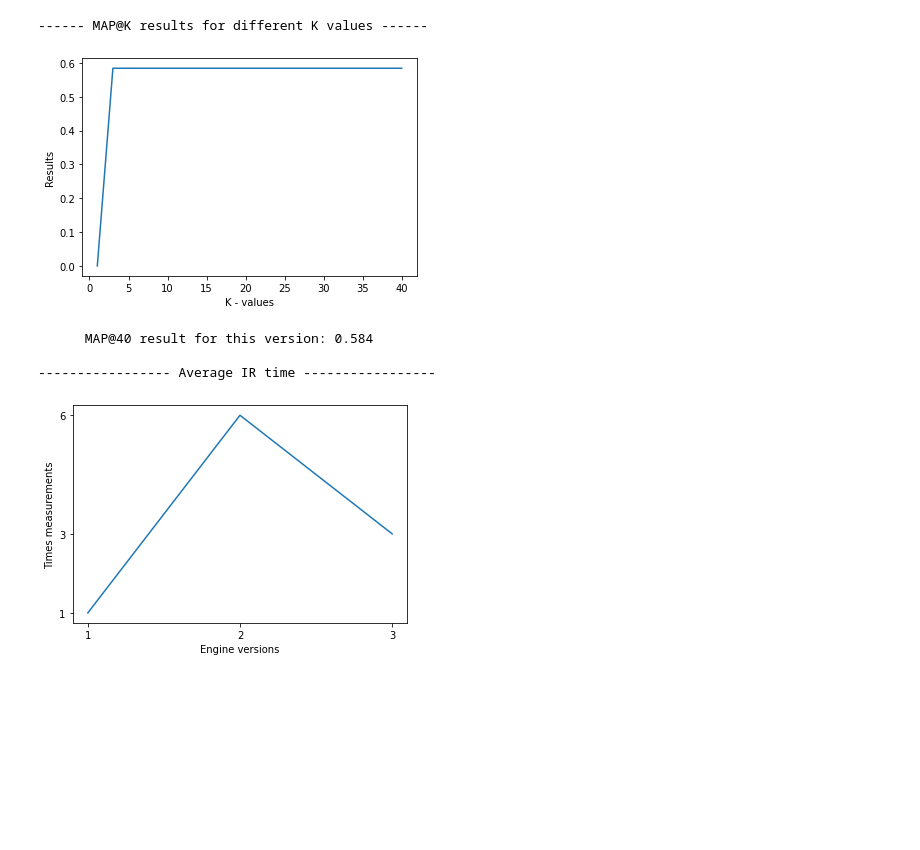
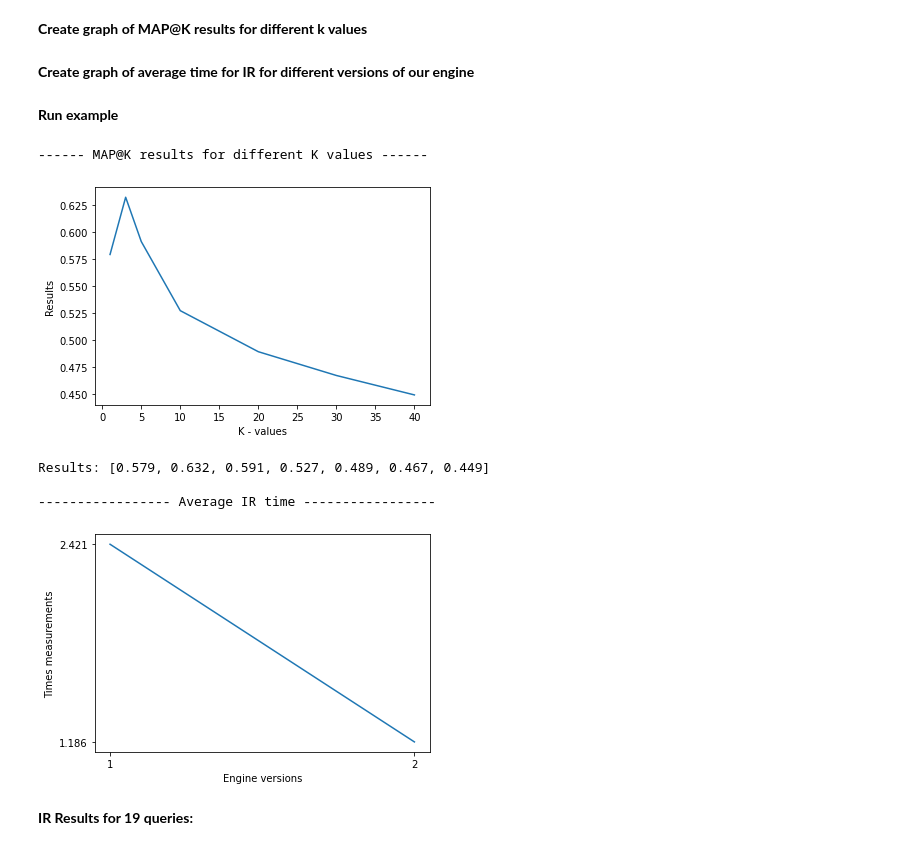
Before and after one commit to Naama133/WIKI_IR_ENGINE, a Jupyter notebook: MAP_K_calculation_&_Plot_of_engine_performance_.ipynb, the cells around one changed output. Drawn from its saved outputs; the diff is of its cells as text; code cells hidden in the pictures; blank space fills up the shorter version.

Commit message:
run tests and create graph for MAP@K

```diff
--- a/MAP_K_calculation_&_Plot_of_engine_performance_.ipynb
+++ b/MAP_K_calculation_&_Plot_of_engine_performance_.ipynb
@@ -2,0 +5,24 @@
+# %%
+#@title
+#test queries for engine improvments (19 queries)
+queries = {"python": [23862, 23329, 53672527, 21356332, 4920126, 5250192, 819149, 46448252, 83036, 88595, 18942, 696712, 2032271, 1984246, 5204237, 645111, 18384111, 3673376, 25061839, 271890, 226402, 2380213, 1179348, 15586616, 50278739, 19701, 3596573, 4225907, 19160, 1235986, 6908561, 3594951, 18805500, 5087621, 25049240, 2432299, 381782, 9603954, 390263, 317752, 38007831, 2564605, 13370873, 2403126, 17402165, 23678545, 7837468, 23954341, 11505904, 196698, 34292335, 52042, 2247376, 15858, 11322015, 13062829, 38833779, 7800160, 24193668, 440018, 54351136, 28887886, 19620, 23045823, 43003632, 746577, 1211612, 8305253, 14985517, 30796675, 51800, 964717, 6146589, 13024, 11583987, 57294217, 27471338, 5479462],
+ "data science": [35458904, 2720954, 54415758, 233488, 12487489, 48364486, 487132, 416589, 27051151, 66414222, 18985040, 4141563, 376707, 67092078, 61624594, 59591015, 49681, 55052729, 31663650, 35757264, 63995662, 3461736, 56499662, 43003632, 26685, 10147369, 24932989, 66982525, 5323, 46207323, 8495, 31915311, 51552534, 64057049, 45443335, 37849704, 42149032, 63198823, 38833779, 26880450, 39171985, 5213, 44133735, 28486111, 48972018, 23943140, 17740009, 49954680, 28326718, 63016369, 56023027, 58731, 55207134, 62798611, 65732625, 58255666, 68181697, 47892671, 1309220, 65499427, 58255600, 47638279, 46626475, 46374359, 53343108, 173332, 7671, 18745015, 50565707, 57143357, 45112545, 63148404, 50533783, 51112472, 49281083, 51505979, 1181008, 56731447, 59116880, 51578025, 21462612, 1765779, 39675445, 42253],
+ "migraine": [21035, 36984150, 2702930, 25045060, 24224679, 2555865, 36579642, 310429, 22352499, 11495285, 22294424, 234876, 40748148, 69893, 61962436, 62871079, 843361, 7362700, 16982268, 15712244, 5690287, 7362738, 600236, 12410589, 26584776, 3332410, 20038918, 739855, 1015919, 14201682, 24361010, 53035710, 22901459, 57672434, 4206029, 738384, 36579839, 188521, 15325435, 3602651, 40428462, 322197, 19592340, 3868233, 2385806, 2933438, 23174077, 14001660, 2425344, 288328, 21381229, 26585811, 12652799, 322210, 51078678, 621531, 685130, 11193835, 21197980, 21078348, 3108484, 692988, 31556991, 18741438, 3053003, 50977642, 55115883, 17208913, 64269900, 54077917, 36666029, 50083054, 28245491, 5692662, 18353587, 1994895, 21364162, 20208066, 38574433, 910244, 6154091, 67754025, 2132969, 61386909, 18600765, 579516],
+ "chocolate": [7089, 6693851, 6672660, 23159504, 49770662, 167891, 2399742, 100710, 76723, 5290678, 54229, 3881415, 3720007, 32652613, 1471058, 5239060, 1421165, 1730071, 1277918, 7419133, 17720623, 1765026, 19079925, 1979873, 497794, 57947, 15007729, 85655, 4250574, 2386481, 228541, 55225594, 318873, 22631033, 27767967, 7061714, 8175846, 3881265, 3046256, 606737, 845137, 16161419, 3098266, 54573, 11323402, 936243, 39280615, 13687674, 47155656, 7151675, 43627595, 26879832, 43098662, 2333593, 349448, 2052211, 4432842, 56412300, 1411016, 2152015, 3502051, 33372192, 61422444, 2385217, 1217747, 24315397, 7082459, 856246, 6050655, 27162455, 52140446, 37243595, 36961531, 245067, 1148978, 1770825, 976322, 10300434, 7249348, 14945749, 62851606, 637004, 16224368, 18509922],
+ "how to make pasta": [25659792, 50404581, 29178, 3080697, 90267, 2568868, 3450096, 49647732, 462173, 43911472, 20229, 40478583, 56643734, 21257512, 2387344, 59405867, 1330188, 12638661, 501757, 446865, 4468939, 25215235, 456363, 95411, 30916, 53487581, 30876926, 301932, 47764842, 426522, 579040, 54155622, 60535326, 23852947, 4275382, 67279077, 16591942, 334546, 602599, 3735620, 10296674, 858120, 30876121, 443480, 1038309, 50653758, 2258995, 34121672, 5382150, 884056, 3141956, 349722, 6745, 3511512, 35211682, 611752, 66963891, 43977806, 36742560, 2899729, 5413930, 61742595, 6972293, 14926, 42674415, 193957, 1950442, 3396753, 2269888, 40055348, 63609800, 1343426, 26078050, 44808, 42444204, 35034191, 9303405, 4627535, 59407816, 28732, 1187122, 6984468, 3328852, 56313776, 43853813, 3533082, 1032674, 39797382, 8892877],
+ "Does pasta have preservatives?": [50404581, 301932, 30876121, 12727781, 37018026, 382599, 56232, 1032674, 202437, 9759063, 2047222, 11309920, 15015154, 46482, 406363, 39813131, 9785087, 47840259, 230716, 2240648, 49380722, 62153, 64083, 5355, 1330224, 17345999, 36969, 50577743, 31919750, 1197035, 2175, 15003673, 54145741, 42801, 458008, 47150650, 67922, 39390739, 901091, 28771786, 6984468, 416752, 382619, 198153, 49065540, 496821, 3112548, 15434651, 237489, 47862672, 915309, 708662, 21699434, 550448, 22893145, 17055183, 32863238, 13824676, 1300923, 746225, 33065713, 47770304, 32593, 11002, 20156275, 22735258, 31156754, 32587, 2077960, 344611, 5652480, 31425310, 991758, 40956516, 594987, 1093416, 26473291, 877461, 340356, 13679, 1558639, 11832915, 926863, 14953848, 42155809, 54923, 276975, 66554, 5775715, 3133549, 1104286, 26951370, 3240723, 6523448, 3902658],
+ "how google works": [44674524, 1092923, 12431, 224584, 43419164, 9874319, 4338696, 3190097, 9651444, 33321947, 26334893, 1497849, 47489893, 32639051, 2030607, 60903, 19133401, 42411494, 47799755, 4028754, 42960975, 24386465, 5339378, 1494648, 14181749, 58582001, 10062721, 33039125, 286747, 48736239, 33367993, 50575063, 55633178, 29403992, 34113322, 3660182, 25173473, 62438513, 60904, 3235536, 40867519, 5376827, 44424763, 58708106, 64302888, 187946, 29156200, 46426771, 35847782, 5376796, 25295524, 33768164, 46551547, 773423, 5376868, 49931371, 59539691, 22411575, 35326347, 46493906, 11451897, 10619416, 36891093, 40116717, 23533163, 879962, 502593, 3371574, 43194901, 41815118, 35673556, 6575642, 43997189, 5913182, 2126501, 52840911, 1566175, 42951365, 42694174, 22992426, 466299, 736238, 7301470, 1431181, 48653985, 51328172, 12003767],
+ "what is information retrieval": [15271, 494530, 442684, 19988623, 731640, 24997830, 10179411, 16635934, 33407925, 11486091, 50716473, 35804330, 18550455, 21106742, 4694434, 26591446, 296950, 24963841, 346470, 509628, 261193, 28688670, 10218640, 1897206, 39000674, 17785794, 38156944, 9586885, 743971, 1185840, 7872152, 10328235, 36794719, 509624, 5818361, 25935906, 22254915, 4881262, 39585214, 30882491, 57312392, 3781784, 25959000, 14109784, 10818378, 25957127, 9511414, 6422823, 20289869, 15101979, 48317971, 14343887, 762092, 4840292, 25130414, 7602386, 37131566, 6118940, 56598843, 11184711, 1315248, 12101316, 22809006, 29979321, 149354, 32817039, 25271852, 20948989, 36749242, 26143506, 19542049, 360030, 20632884, 24963451, 30874683, 11647367, 383162, 13200719, 1981660, 53123104, 10715937, 24019253, 25050663, 27511028, 1514191],
+ "NBA": [22093, 16795291, 65166616, 65785063, 835946, 890793, 3921, 450389, 20455, 987153, 240940, 246185, 9000355, 5608488, 3280233, 3505049, 5958023, 72852, 8806795, 1811390, 2423824, 516570, 15392541, 72893, 412214, 278018, 12106552, 42846434, 12754503, 9807715, 4108839, 33328593, 64063961, 7215125, 1811320, 1111137, 5035602, 60483582, 9397801, 255645, 16899, 43376, 72855, 65785040, 72866, 6215230, 4987149, 72878, 16160954, 243389, 64639133, 38958735, 72858, 27196905, 38153033, 1385825, 9733533, 49926096, 4875689, 4750398, 28754077, 43569250, 22092, 72889, 59798759, 49778089, 346029, 8588996, 1956255, 52454088, 25390847, 31667631, 878666, 48695845, 72857, 459304, 27837030, 17107550, 72861, 54859596, 9195892, 6560301, 72875, 72883, 240989, 3196517, 24612090],
+ "yoga": [34258, 59580357, 315141, 47035547, 626718, 32016617, 59516988, 61583621, 38424, 196789, 734272, 60851303, 988753, 92222, 419015, 60992198, 621809, 83742, 3127300, 23834216, 1381751, 744158, 18911094, 1817874, 59052395, 43562594, 31793047, 6154795, 17452177, 62342792, 13936750, 60805249, 60823333, 59899027, 46719542, 7702313, 60310807, 44270128, 68489731, 60500106, 1652601, 359983, 60300514, 45482242, 34756533, 58520592, 43611227, 47586513, 1775374, 6933106, 13412771, 62549131, 49278248, 62557135, 4523354, 60468426, 666420, 1017009, 35795560, 34843274, 60199413, 16488467, 29828807, 585681, 41757168, 66018807, 61285582, 1226448, 28848113, 11487904, 4242777, 1661867, 10671559, 44035836, 6931929, 60705564, 61690747, 7343803, 9042644, 36991237, 3965223, 63090179, 632990, 1041815, 53087254, 418999, 1632919],
+ "how to not kill plants": [952429, 53916, 4189740, 5132315, 5818788, 35270055, 246674, 28271176, 18952739, 13323241, 1257003, 39562449, 11286, 1440567, 294295, 718110, 5806056, 3587235, 515758, 70129, 11984, 25228985, 1572831, 28125449, 1101651, 8220315, 149463, 63883178, 43937, 432174, 55775421, 2413296, 54019, 1878531, 57559, 1822951, 44568, 10104316, 16671094, 59988, 2068329, 12174150, 18952424, 48340, 83024, 99951, 4390795, 4954263, 3012923, 43344741, 61932070, 1480987, 2520434, 15880608, 7852272, 33084611, 27377596, 57866, 22438472, 8150951, 1265113, 19828134, 76046, 37774, 9270823, 1421709, 2051423, 7173874, 59400, 3606300, 8846, 38980932, 427577, 589513, 147484, 3883838, 29565262, 1527015, 533214, 10669865, 32591, 992052, 4975851, 44629591, 162296, 3513027, 11921706, 9041235, 1068768, 5498413, 591668, 42586177, 1185479, 514894, 3419, 14174833, 71265, 7218230],
+ "masks": [63631542, 821829, 633458, 63567907, 14208718, 7912947, 159546, 67759831, 7439323, 64192678, 40909056, 5322079, 63164437, 31728348, 12772, 1402997, 1156703, 1840653, 568164, 1814699, 2945076, 2565663, 442333, 33567480, 468313, 19718702, 987724, 903187, 1485962, 5003908, 4201044, 28086000, 28844729, 1265651, 4659608, 64966775, 55960921, 8970797, 4301719, 35892659, 2248622, 6939163, 48561519, 261396, 34298473, 12263290, 44258772, 25219375, 149426, 6558203, 46567337, 46784964, 6458321, 46576311, 18823362, 48315099, 56440599, 57159776, 74910, 67891964, 1702593, 560306, 1015304, 705756, 7479199, 57772096, 58946599, 1210300, 15716827, 34336876, 9040490, 439102, 264104, 11061915, 39774839, 34735506, 42174581, 66859257, 3293969, 16315, 23166476, 42812440, 66935753, 51990351, 36619752, 59863622, 38404, 64027932],
+ "black friday": [366477, 21000624, 3252816, 29437250, 2399020, 2675881, 360797, 184979, 20775117, 3233153, 31185151, 67528700, 31265743, 31526583, 157649, 60421513, 58847654, 360789, 5089316, 37168, 29772915, 29448480, 63351334, 3136619, 8076709, 41047099, 48658625, 50394170, 2621344, 25496814, 2997690, 41956157, 8817935, 19283335, 3738164, 60383204, 29449433, 20302560, 664951, 580517, 21434255, 8304348, 21611071, 55449550, 27555169, 28153175, 39614564, 314544, 31102405, 1428872, 19952476, 59540110, 40704884, 193714, 8948452, 49891754, 24008586, 32047012, 1104969, 54632, 31323977, 28253219, 33538385, 177671, 3286723, 16368206, 25351191, 5549127, 184959, 52708523, 728321, 31186864, 57685061, 240148, 22067678, 20827796, 4681, 41958461],
+ "why do men have nipples": [150389, 412643, 48475515, 2775579, 4489, 997303, 250247, 311440, 42669424, 1080173, 2295417, 1243208, 1045845, 1890951, 4668823, 1027896, 7364325, 6613094, 8001012, 45079706, 580715, 5866454, 6383976, 18611260, 28643, 2581217, 5686025, 49998617, 63011479, 54736719, 20913864, 52146943, 34900078, 756765, 344269, 254067, 10916, 1764686, 25211041, 28456222, 35334391, 3845894, 34354998, 403653, 46745914, 11415141, 2252455, 283858, 65217527, 3223727, 42549636, 22546, 581077, 7971671, 21496150, 1104090, 21496038, 12082283, 24385806, 575890, 7105280, 54863336, 36164, 1752731, 3611109, 106121, 50364362, 3039817, 38041, 2968175, 70547, 13502823, 36881878, 702635, 18838, 15179951, 286455, 7139331, 218406, 1130867, 21490868, 1025265, 498971, 12915125, 4819795, 49458922, 23446323, 1244458],
+ "rubber duck": [599738, 21905962, 39322520, 2608233, 12234103, 6264793, 6497307, 39303262, 54655786, 3378227, 64516, 41300601, 27898480, 672302, 1793236, 1765938, 1179787, 22503790, 43399069, 6263016, 31468446, 23030371, 1540241, 38904159, 11882165, 43707, 54406331, 3275717, 3781845, 57228339, 312903, 16308445, 8277225, 864249, 3115732, 15190087, 2541491, 1923274, 37400147, 47987665, 978408, 36835927, 2589070, 559356, 19696772, 17069844, 13315204, 34829413, 23454546, 2045055, 311935, 37674, 582735, 52077192, 4463369, 11760348],
+ "michelin": [2036409, 79732, 35052231, 644781, 50991931, 51729995, 56721897, 60583278, 4512778, 53866975, 31728660, 636344, 48286897, 2550824, 66591573, 1360573, 52882803, 1761526, 56758995, 52971602, 2575380, 59519477, 1343949, 53748793, 66029904, 17284321, 62380392, 8250222, 1044117, 37032671, 51478870, 11216001, 2947322, 60085976, 1291991, 9483388, 11231759, 22513329, 5046302, 35927164, 43610835, 2074655, 52076814, 66846904, 58067594, 3997367, 9547083, 16348889, 16184595, 44972706, 37026554, 36753304, 65601792, 66605355, 34964813, 10873990, 13235623, 46302846, 37297021, 3463398, 32739936, 2337323],
+ "what to watch": [55840499, 40475635, 48308444, 65766671, 175537, 7235116, 164376, 42262371, 60883, 53066659, 989858, 302808, 37331423, 18948312, 4552880, 13612929, 55864774, 35729649, 1350109, 52766120, 147143, 55411770, 6920292, 38539, 29831, 23776, 20840, 50276487, 3470969, 59480957, 617668, 33279717, 63704575, 65693607, 57944031, 27306717, 1732642, 32255505, 37061023, 43379979, 19508643, 58150649, 2381862, 21899417, 40438099, 40030145, 6405787, 504230, 925736, 60446377, 37669357, 44146329, 54647064, 66938917, 64704775, 169672, 40867822, 5230872, 66259016, 67736156, 13690215, 342398, 57579192, 394697, 33757091, 55825336, 1068736, 2009711, 47778072, 41451023, 35306910, 31607, 56789255, 18383702, 1492414, 37901793, 2650227, 7152087, 60587209, 818234, 66814247, 59800766, 2387993, 66255918, 63241742, 4765530, 27375211, 21863425, 618856],
+ "best marvel movie": [57069491, 65967176, 42163310, 878659, 27306717, 41677925, 1074657, 44240443, 17296107, 60952488, 43603241, 22114132, 46208997, 36450985, 41974555, 56289672, 60616450, 59502488, 33038861, 61699239, 61651800, 39368416, 29129051, 55935213, 54537218, 62372638, 60774345, 63090183, 37497391, 51430647, 67229718, 9110929, 61329320, 44254295, 41974496, 200563, 58481694, 48530084, 56289572, 22144990, 612052, 59162931, 55511148, 55511147, 61073786, 59892, 36484005, 36484254, 66423851, 62482816, 1275470, 5676692, 7927053, 60754840, 26999426, 60744481, 56289553, 60463979, 701741, 60283633, 1129847, 36439749, 4451883, 55511155, 22144721, 45359871, 723126, 43655965, 57275457, 12673434, 43867095, 26763420, 39293265, 15003874, 41668588, 61592102, 67063919, 11891433, 64057670, 61513780, 39345917, 67063906, 1221476, 41008758, 60587000, 7729, 2152196, 5027882, 509738, 403585, 26866372, 1339248, 3473503, 4148655],
+ "how tall is the eiffel tower": [9232, 31655286, 4465969, 50230910, 35392555, 17664319, 548182, 148869, 34080, 64487, 12232, 38253534, 1278990, 705310, 1849140, 37882040, 305175, 41731654, 5486819, 38345627, 222491, 48534532, 61371, 5065635, 1273047, 881491, 40797848, 6788, 10000, 595149, 43617005, 64437720, 580320, 24001, 5052869, 5028853, 6112, 43825684, 22910214, 13338662, 16990777, 39902695, 7424280, 2040288, 3945278, 167585, 1632912, 13065408, 59917348, 27218900, 1884312, 4539416, 71899, 38342244, 308868, 12629761, 61402898, 19931851, 66273148, 384286, 5763069, 19437928, 8166922, 4649105, 1525546, 26775738, 671331, 2730731]}
+# %%
+true_list = list(queries.values())
@@ -68,3 +89,5 @@ def MAP_at_K(true_list,predicted_list,k=40):
+# %% [markdown]
+**Create graph of MAP@K results for different k values**
 # %%
 import matplotlib.pyplot as plt
 
@@ -87,6 +110,8 @@ def plot_MAP_at_K_with_differnt_k_values(true_relevancy,predicted_relevancy,k_va
     plt.ylabel('Results')
     plt.show()
     return values
+# %% [markdown]
+**Create graph of average time for IR for different versions of our engine**
 # %%
 def plot__IR_time_per_version(times_measurements):
     plt.plot([i for i in range(1,len(times_measurements)+1)], times_measurements)
@@ -95,23 +120,27 @@ def plot__IR_time_per_version(times_measurements):
     plt.xlabel('Engine versions')
     plt.ylabel('Times measurements')
     plt.show()
+# %% [markdown]
+**Run example**
 # %%
 k_values = [1,3,5,10,20,30,40]
 print("")
 print("------ MAP@K results for different K values ------")
 print("")
-results = plot_MAP_at_K_with_differnt_k_values([[1,2,3]],[[4,2,3]],k_values=k_values)
+results = plot_MAP_at_K_with_differnt_k_values(true_list,res_title,k_values=k_values)
 print("")
-print("      MAP@40 result for this version: " + str(results[-1]))
+print("Results: " + str(results))
 print("")
 print("----------------- Average IR time -----------------")
 print("")
-plot__IR_time_per_version([1,6,3])
+plot__IR_time_per_version([2.420531762273688,1.1864715249914872])
 print("")
 # %% [output]
 ------ MAP@K results for different K values ------
-[figure, old version]
+[figure, new version]
-      MAP@40 result for this version: 0.584
+Results: [0.579, 0.632, 0.591, 0.527, 0.489, 0.467, 0.449]
 
 ----------------- Average IR time -----------------
-[figure, old version]
+[figure, new version]
+# %% [markdown]
+**IR Results for 19 queries:**
```
Also changed, not shown: parts of 7 cells of this notebook.
